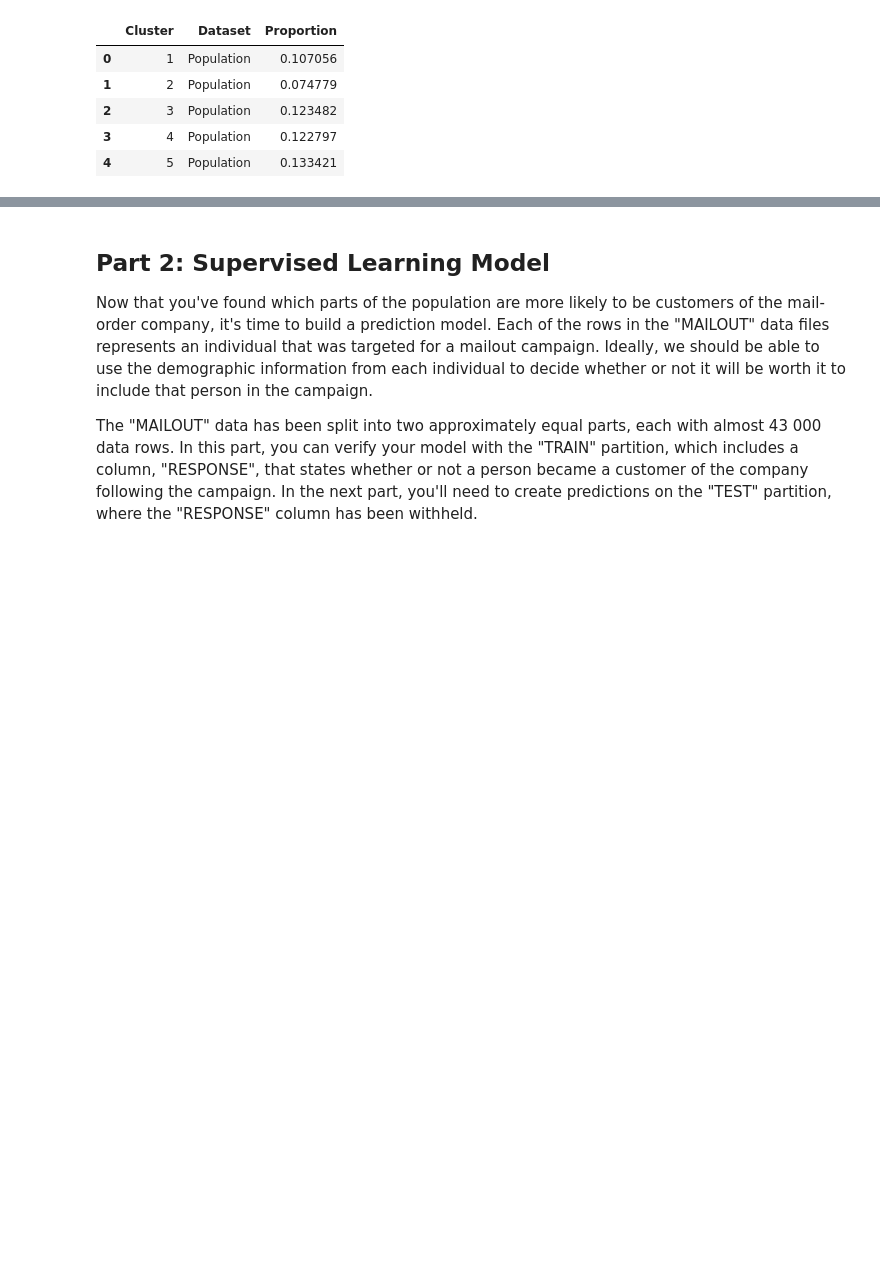
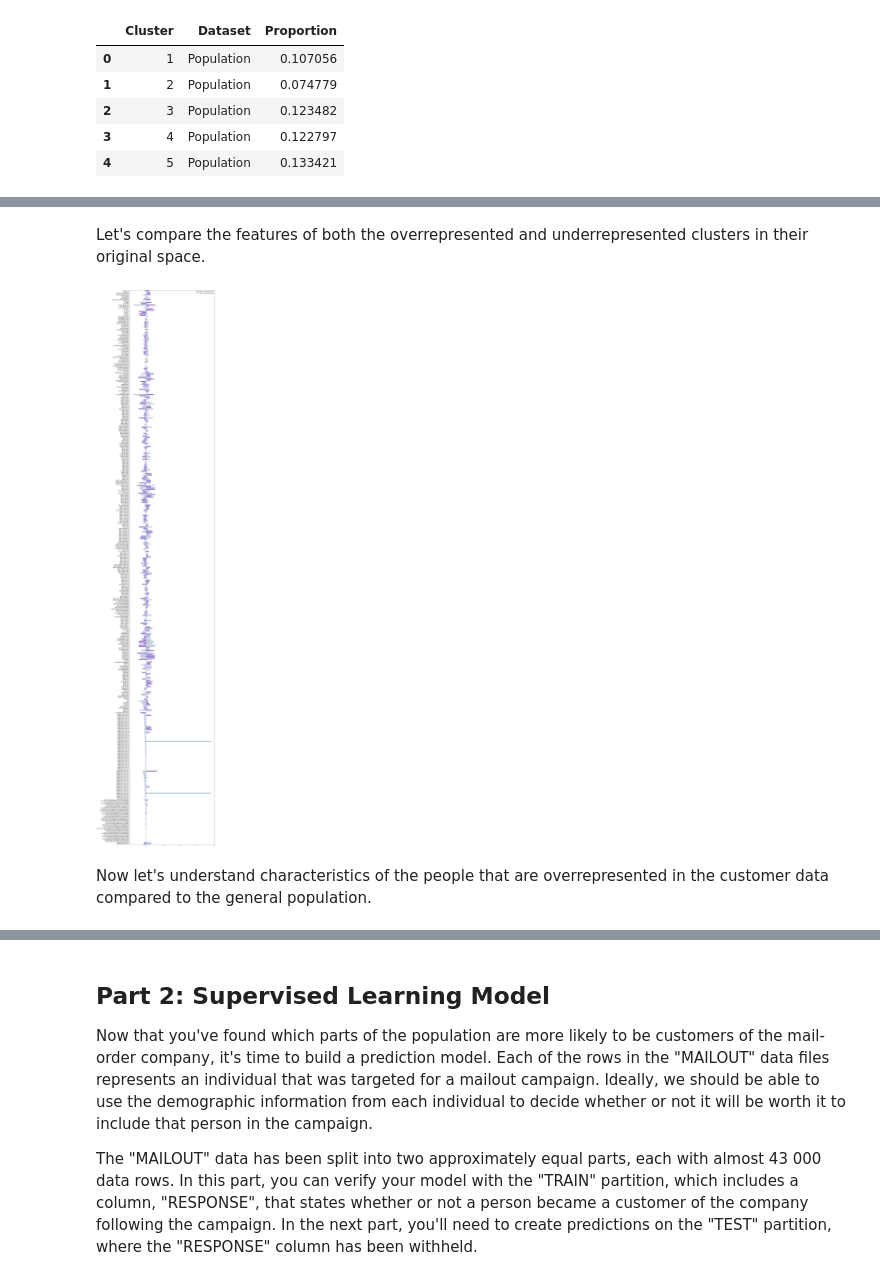
Before and after one commit to jmcabreira-zz/Data-Science-Projects, a Jupyter notebook: Customer_Segmentation_Report/Arvato_Project_Workbook.ipynb, the cells around one changed output, grey strips where cells are left out. Drawn from its saved outputs; the diff is of its cells as text; code cells hidden in the pictures; blank space fills up the shorter version.

```diff
--- a/Customer_Segmentation_Report/Arvato_Project_Workbook.ipynb
+++ b/Customer_Segmentation_Report/Arvato_Project_Workbook.ipynb
@@ -1246,0 +1285,22 @@ sns.barplot(x= 'Cluster', y = 'Proportion', hue ='Dataset', data= df, palette= "
+# %% [markdown]
+Let's compare the features of both the overrepresented and underrepresented clusters in their original space.
+# %%
+# column names
+feature_names = clean_azdias.columns
+
+plt.figure(figsize =(15,100))
+
+sns.barplot(x=center_7_overrep_original_space,
+            y=feature_names,
+            label="Cluster 7 (Overrepresented)",
+            color = "mediumpurple")
+
+sns.barplot(x=center_5_underrep_original_space,
+            y=feature_names, label="Cluster 5 (Underrepresented)",
+            color= "lightsteelblue")
+
+plt.legend();
+# %% [output]
+[figure, added]
+# %% [markdown]
+Now let's understand characteristics of the people that are overrepresented in the customer data compared to the general population.
```
Also changed, not shown: parts of 27 cells of this notebook.
